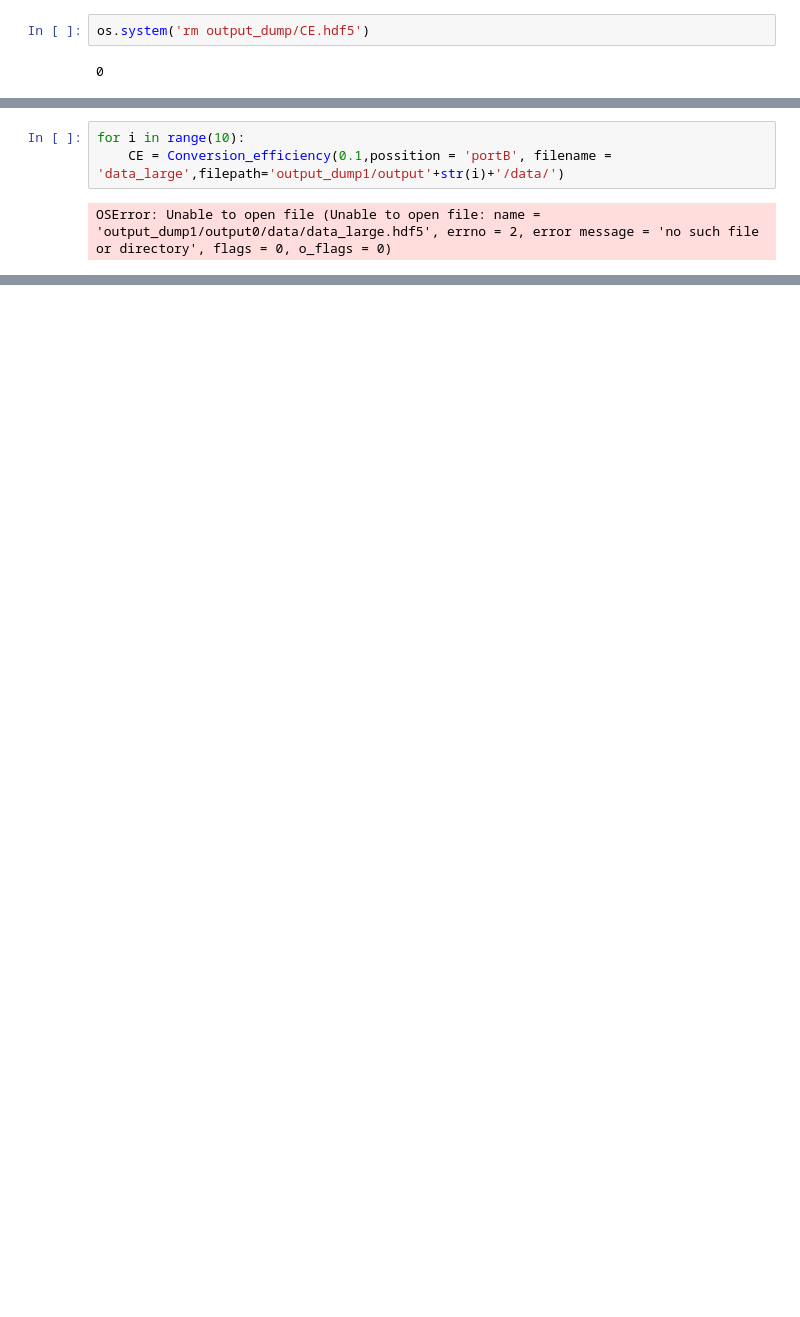
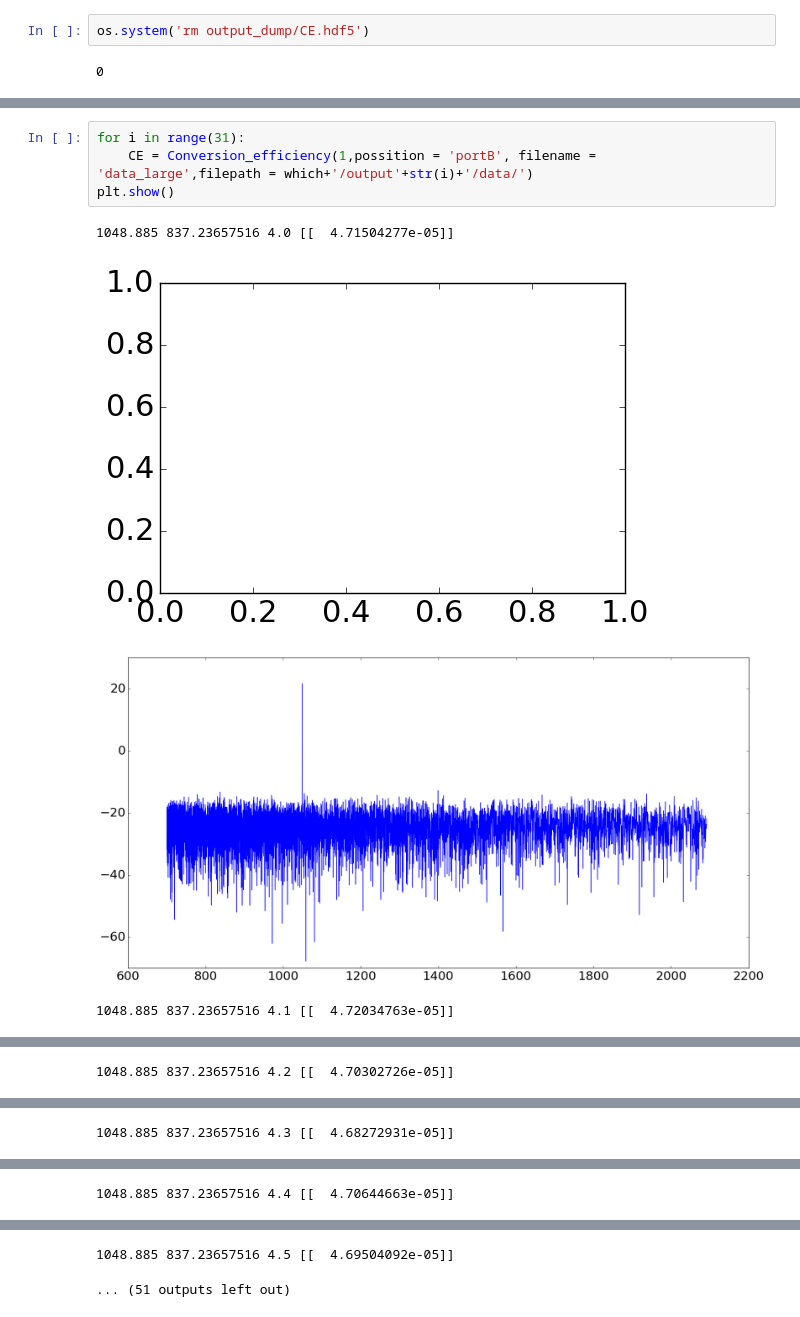
Before and after one commit to ibegleris/w-fopo, a Jupyter notebook: Conversion_efficiency_post_proc.ipynb, the cells around one changed output, grey strips where cells are left out. Cells and saved outputs as stored; diff of their text form; blank space fills up the shorter version.

```diff
--- a/Conversion_efficiency_post_proc.ipynb
+++ b/Conversion_efficiency_post_proc.ipynb
@@ -132,5 +146,9 @@ os.system('rm output_dump/CE.hdf5')
 # %%
-for i in range(10):
-    CE = Conversion_efficiency(0.1,possition = 'portB', filename = 'data_large',filepath='output_dump1/output'+str(i)+'/data/')
+for i in range(31):
+    CE = Conversion_efficiency(1,possition = 'portB', filename = 'data_large',filepath = which+'/output'+str(i)+'/data/')
+plt.show()
 # %% [output]
-OSError: Unable to open file (Unable to open file: name = 'output_dump1/output0/data/data_large.hdf5', errno = 2, error message = 'no such file or directory', flags = 0, o_flags = 0)
+1048.885 837.23657516 4.0 [[  4.71504277e-05]]
+[figure, added]
+[figure, added]
+1048.885 837.23657516 4.1 [[  4.72034763e-05]]
@@ -136,0 +156 @@ OSError: Unable to open file (Unable to open file: name = 'output_dump1/output0/
+1048.885 837.23657516 4.2 [[  4.70302726e-05]]
@@ -136,0 +158 @@ OSError: Unable to open file (Unable to open file: name = 'output_dump1/output0/
+1048.885 837.23657516 4.3 [[  4.68272931e-05]]
@@ -136,0 +160 @@ OSError: Unable to open file (Unable to open file: name = 'output_dump1/output0/
+1048.885 837.23657516 4.4 [[  4.70644663e-05]]
@@ -137 +162,3 @@ OSError: Unable to open file (Unable to open file: name = 'output_dump1/output0/
+1048.885 837.23657516 4.5 [[  4.69504092e-05]]
+... (51 outputs left out)
 # %%
```
Also changed, not shown: parts of 8 cells of this notebook, 8 other files.
